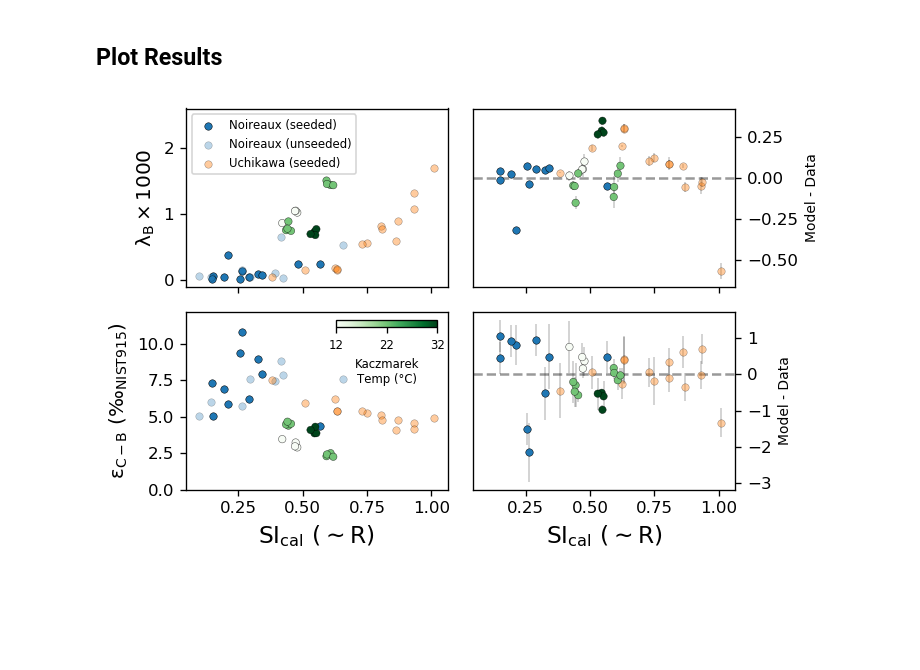
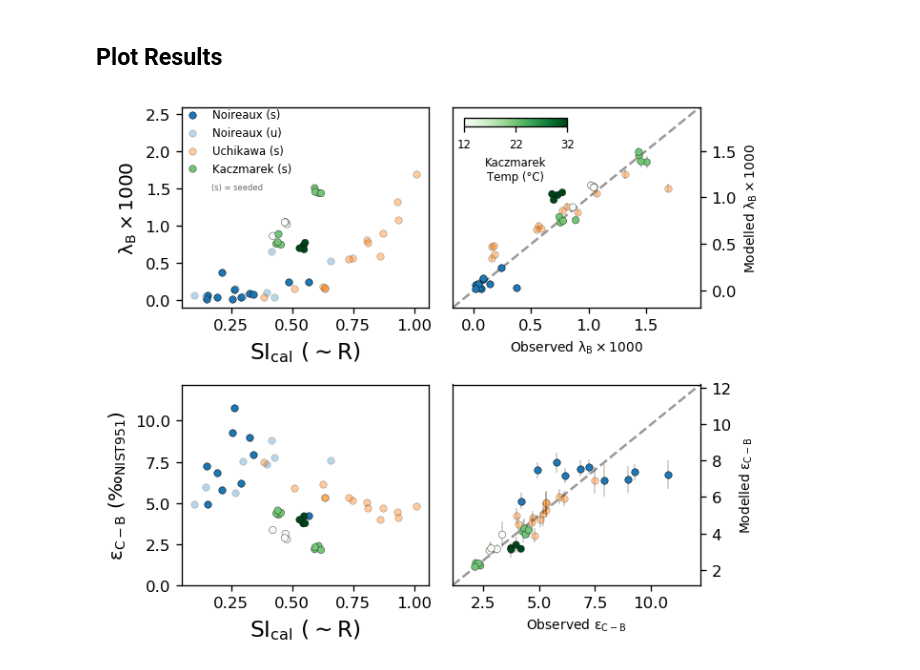
Before and after one commit to oscarbranson/Farmer_2018_Supplement, a Jupyter notebook: Omega - 1.ipynb, the cells around one changed output. Saved outputs shown, nothing was run; the diff lists cells and outputs as text; code cells hidden in the pictures; blank space fills up the shorter version.

```diff
--- a/Omega - 1.ipynb
+++ b/Omega - 1.ipynb
@@ -252,7 +263,7 @@ EpsilonB = rds.loc[cind, ('Solid', 'EpsilonB')].astype(float).values
 lambda_bias = np.ptp(EpsilonB) / np.ptp(LambdaB)
 # %%
 fit = opt.minimize(fitfn, x0=initial_guess,
-                   method='Nelder-Mead', options={'maxiter': 2000, 'disp': True},
+                   method='Powell', options={'maxiter': 2000, 'disp': True},
                    args=(Rp, rL3, rL4, B_DIC, ABO3, ABO4, dBO4,
                          LambdaB, EpsilonB, 1, 1, lambda_bias))
 
@@ -297,7 +308,7 @@ EpsilonB = rds.loc[cind, ('Solid', 'EpsilonB')].astype(float).values
 lambda_bias = np.ptp(EpsilonB) / np.ptp(LambdaB)
 # %%
 fit = opt.minimize(fitfn, x0=initial_guess,
-                   method='Nelder-Mead', options={'maxiter': 2000, 'disp': True},
+                   method='Powell', options={'maxiter': 2000, 'disp': True},
                    args=(Rp, rL3, rL4, B_DIC, ABO3, ABO4, dBO4,
                          LambdaB, EpsilonB, 1, 1, lambda_bias))
 
@@ -318,7 +329,7 @@ fits['Uchikawa'] = {'x': np.load('fit_params.npy')}
 # %% [markdown]
 ## Plot Results
 # %%
-fig, axs = plt.subplots(2, 2, figsize=[6, 4], sharex=True)
+fig, axs = plt.subplots(2, 2, figsize=[6, 5])
 
 phase = 'Calcite'
 
@@ -335,20 +346,20 @@ for exp in ['Noireaux', 'Uchikawa']:
     ind = rd.loc[slc, ('Solid', 'seeds')]
     x = rd.loc[slc, ('pitzer', 'SIc')]
     cax.scatter(x[ind],
-                rd.loc[slc, ('Solid', 'LambdaB')][ind], label=exp + ' (seeded)',
+                rd.loc[slc, ('Solid', 'LambdaB')][ind], label=exp + ' (s)',
                 c=cdict[exp], alpha=adict[exp], **uni_opts)
 
     iax.scatter(x[ind],
-                rd.loc[slc, ('Solid', 'EpsilonB')][ind], label=exp + ' (seeded)',
+                rd.loc[slc, ('Solid', 'EpsilonB')][ind], label=exp + ' (s)',
                 c=cdict[exp], alpha=adict[exp], **uni_opts)
 
     if any(~ind):
         cax.scatter(x[~ind],
-                    rd.loc[slc, ('Solid', 'LambdaB')][~ind], label=exp + ' (unseeded)',
+                    rd.loc[slc, ('Solid', 'LambdaB')][~ind], label=exp + ' (u)',
                     alpha=0.3, c=cdict[exp], **uni_opts)
 
         iax.scatter(x[~ind],
-                    rd.loc[slc, ('Solid', 'EpsilonB')][~ind], label=exp + ' (unseeded)',
+                    rd.loc[slc, ('Solid', 'EpsilonB')][~ind], label=exp + ' (u)',
                     alpha=0.3, c=cdict[exp], **uni_opts)
 
 exp = 'Kaczmarek'
@@ -357,6 +368,9 @@ cm = cax.scatter(rd.loc[slc, ('pitzer', 'SIc')].values,
                  rd.loc[slc, ('Solid', 'LambdaB')].values,
                  c=rd.loc[slc, ('Solution', 'Temp (°C)')], cmap=plt.cm.Greens,
                  **uni_opts)
+
+# for legend
+cax.scatter(None, None, c=plt.cm.Greens(0.5), label=exp + ' (s)', **uni_opts)
 
 iax.scatter(rd.loc[slc, ('pitzer', 'SIc')],
             rd.loc[slc, ('Solid', 'EpsilonB')],
@@ -372,16 +386,16 @@ slc = idx[:, exp, phase]
 LambdaB_pred, EpsilonB_pred = predfn(*fits[exp]['x'], Rp, rL3, rL4, B_DIC, ABO3, ABO4, dBO4)
 
 rx = rds.loc[slc, ('pitzer', 'SIc')]
-rcax.scatter(rx, LambdaB_pred - LambdaB, c=cdict[exp], alpha=adict[exp], **uni_opts)
-rcax.errorbar(rx,
-              LambdaB_pred - LambdaB,
+rcax.scatter(LambdaB, LambdaB_pred, c=cdict[exp], alpha=adict[exp], **uni_opts)
+rcax.errorbar(LambdaB,
+              LambdaB_pred,
               yerr=LambdaB_err,
               color=(0,0,0,0.2), lw=0, elinewidth=1, label='_', zorder=-1)
 
 
-riax.scatter(rx, EpsilonB_pred - EpsilonB, c=cdict[exp], alpha=adict[exp], **uni_opts)
-riax.errorbar(rx,
-              EpsilonB_pred - EpsilonB,
+riax.scatter(EpsilonB, EpsilonB_pred, c=cdict[exp], alpha=adict[exp], **uni_opts)
+riax.errorbar(EpsilonB,
+              EpsilonB_pred,
               yerr=EpsilonB_err,
               color=(0,0,0,0.2), lw=0, elinewidth=1, label='_', zorder=-1)
 
@@ -392,17 +406,16 @@ slc = idx[:, exp, phase]
 
 LambdaB_pred, EpsilonB_pred = predfn(*fits[exp]['x'], Rp, rL3, rL4, B_DIC, ABO3, ABO4, dBO4)
 
-rx = rds.loc[slc, ('pitzer', 'SIc')]
-rcax.scatter(rx, LambdaB_pred - LambdaB, c=cdict[exp], alpha=adict[exp], **uni_opts)
-rcax.errorbar(rx,
-              LambdaB_pred - LambdaB,
+rcax.scatter(LambdaB, LambdaB_pred, c=cdict[exp], alpha=adict[exp], **uni_opts)
+rcax.errorbar(LambdaB,
+              LambdaB_pred,
               yerr=LambdaB_err,
               color=(0,0,0,0.2), lw=0, elinewidth=1, label='_', zorder=-1)
 
 
-riax.scatter(rx, EpsilonB_pred - EpsilonB, c=cdict[exp], alpha=adict[exp], **uni_opts)
-riax.errorbar(rx,
-              EpsilonB_pred - EpsilonB,
+riax.scatter(EpsilonB, EpsilonB_pred, c=cdict[exp], alpha=adict[exp], **uni_opts)
+riax.errorbar(EpsilonB,
+              EpsilonB_pred,
               yerr=EpsilonB_err,
               color=(0,0,0,0.2), lw=0, elinewidth=1, label='_', zorder=-1)
 
@@ -415,51 +428,62 @@ LambdaB_pred, EpsilonB_pred = predfn(*fits[exp]['x'], Rp, rL3, rL4, B_DIC, ABO3,
 
 rx = rd.loc[slc, ('pitzer', 'SIc')]
 c = rd.loc[slc, ('Solution', 'Temp (°C)')]
-rcax.scatter(rx, LambdaB_pred - LambdaB, c=c, cmap=plt.cm.Greens, **uni_opts)
-rcax.errorbar(rx,
-              LambdaB_pred - LambdaB,
+rcax.scatter(LambdaB, LambdaB_pred, c=c, cmap=plt.cm.Greens, **uni_opts)
+rcax.errorbar(LambdaB,
+              LambdaB_pred,
               yerr=LambdaB_err,
               color=(0,0,0,0.2), lw=0, elinewidth=1, label='_', zorder=-1)
 
 
-riax.scatter(rx, EpsilonB_pred - EpsilonB, c=c, cmap=plt.cm.Greens, **uni_opts)
-riax.errorbar(rx,
-              EpsilonB_pred - EpsilonB,
+riax.scatter(EpsilonB, EpsilonB_pred, c=c, cmap=plt.cm.Greens, **uni_opts)
+riax.errorbar(EpsilonB,
+              EpsilonB_pred,
               yerr=EpsilonB_err,
               color=(0,0,0,0.2), lw=0, elinewidth=1, label='_', zorder=-1)
 
+
+
 # labels and legends
 
-cax.legend(fontsize=7)
+cax.legend(loc=(-0.02, .64), fontsize=7, framealpha=0)
 cax.set_ylim(-0.1, 2.6)
 iax.set_ylim(0, 12.2)
+cax.text(0.12, 0.62, '(s) = seeded', va='top', ha='left', transform=cax.transAxes, color=(0,0,0,0.6), fontsize=5)
 
-cmx = fig.add_axes([.32,.5,.14,.015])
+cmx = fig.add_axes([.545, .93, .15, .015])
 cb = plt.colorbar(cm, cax=cmx, orientation='horizontal')
 cb.set_label('Kaczmarek\nTemp (°C)', fontsize=7)
 cb.set_ticks(rd.loc[slc, ('Solution', 'Temp (°C)')].unique())
 cb.ax.tick_params(labelsize=7)
 
 for rx in [rcax, riax]:
-    rx.axhline(0, color=(0,0,0,0.4), ls='dashed', zorder=-1)
+    lims = np.concatenate([rx.get_xlim(), rx.get_ylim()])
+    rxlim = [lims.min() - 0.05 * lims.ptp(), lims.max() + 0.1 * lims.ptp()]
+    rx.set_xlim(rxlim)
+    rx.set_ylim(rxlim)
+    rx.plot(rxlim, rxlim, color=(0,0,0,0.4), ls='dashed', zorder=-1)
     rx.yaxis.tick_right()
     rx.yaxis.set_label_position('right')
-    rx.set_ylabel('Model - Data')
 
 
 # cax.legend()
 cax.set_ylabel('$\lambda_B \\times 1000$', fontsize=12)
-iax.set_ylabel('$\epsilon_{C-B}\ (\u2030_{NIST915})$', fontsize=12)
+iax.set_ylabel('$\epsilon_{C-B}\ (\u2030_{NIST951})$', fontsize=12)
 
+iax.set_xlabel('$SI_{cal}\ (\sim R)$', fontsize=14)
+cax.set_xlabel('$SI_{cal}\ (\sim R)$', fontsize=14)
 
-for ax in [iax, riax]:
-    ax.set_xlabel('$SI_{cal}\ (\sim R)$', fontsize=14)
+rcax.set_xlabel('Observed $\lambda_B \\times 1000$')
+rcax.set_ylabel('Modelled $\lambda_B \\times 1000$')
+
+riax.set_xlabel('Observed $\epsilon_{C-B}$')
+riax.set_ylabel('Modelled $\epsilon_{C-B}$')
 
 fig.tight_layout()
 
 fig.savefig('../../Figures/Fig6-SI-plot.pdf')
 # %% [output]
-[figure, old version]
+[figure, new version]
 # %%
 par = ['Kb3', 'Kf3', 'Kb4', 'Kf4', 'logRb']
 params = pd.DataFrame(columns=par, index=['Uchikawa', 'Noireaux', 'Kaczmarek'])
```
Also changed, not shown: parts of 9 cells of this notebook.
